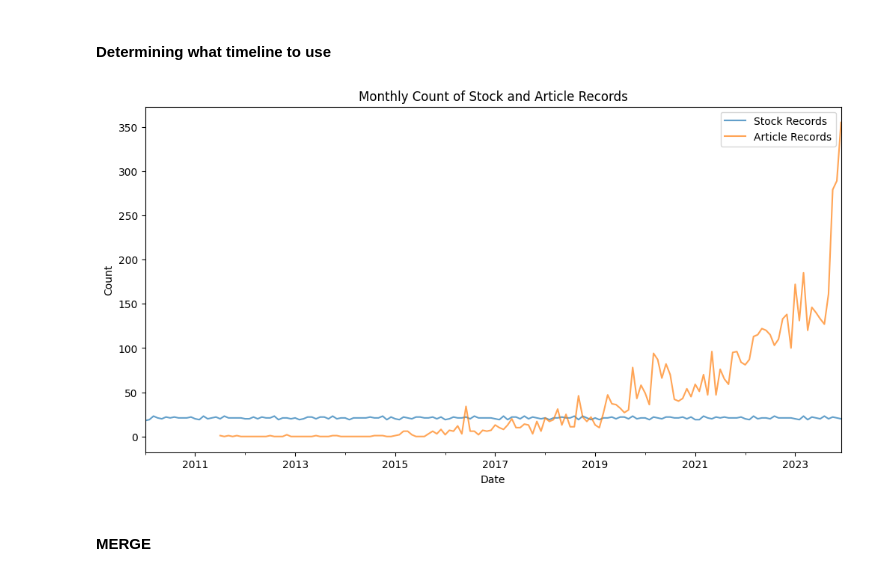
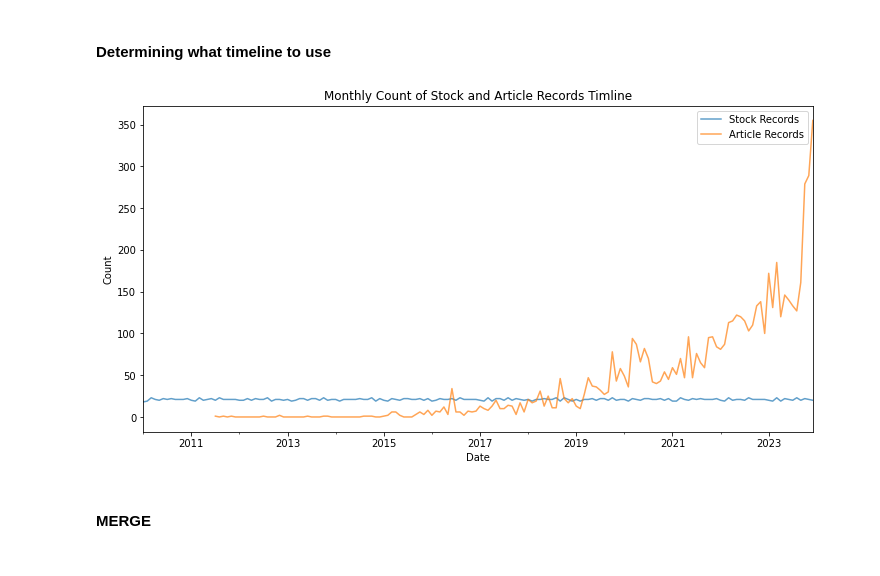
Before and after one commit to EthanFalcao/Sentiment-Analysis-in-Financial-Markets, a Jupyter notebook: 5. merge_datasets.ipynb, the cells around one changed output. Saved outputs shown, nothing was run; the diff lists cells and outputs as text; code cells hidden in the pictures.

```diff
--- a/5. merge_datasets.ipynb
+++ b/5. merge_datasets.ipynb
@@ -62,25 +61,25 @@ df_stocks = df_stocks[df_stocks['Stock'] == 'MSFT']
 # %%
 import pandas as pd
 import matplotlib.pyplot as plt
 
 # Assuming df_stock and df_article are your dataframes for stocks and articles, respectively
 df_stocks['Date'] = pd.to_datetime(df_stocks['Date'])
 df_text['date'] = pd.to_datetime(df_text['date'])
 
 # Resample to monthly frequency and count the number of records
 stock_counts = df_stocks.resample('M', on='Date').size()
 article_counts = df_text.resample('M', on='date').size()
 
 plt.figure(figsize=(12, 6))
 stock_counts.plot(label='Stock Records', alpha=0.7)
 article_counts.plot(label='Article Records', alpha=0.7)
-plt.title('Monthly Count of Stock and Article Records')
+plt.title('Monthly Count of Stock and Article Records Timline')
 plt.xlabel('Date')
 plt.ylabel('Count')
 plt.legend()
 plt.show()
 # %% [output]
-[figure, old version]
+[figure, new version]
 # %% [markdown]
 #### MERGE
 # %%
```
Also changed, not shown: parts of 2 cells of this notebook, 12 other files.
